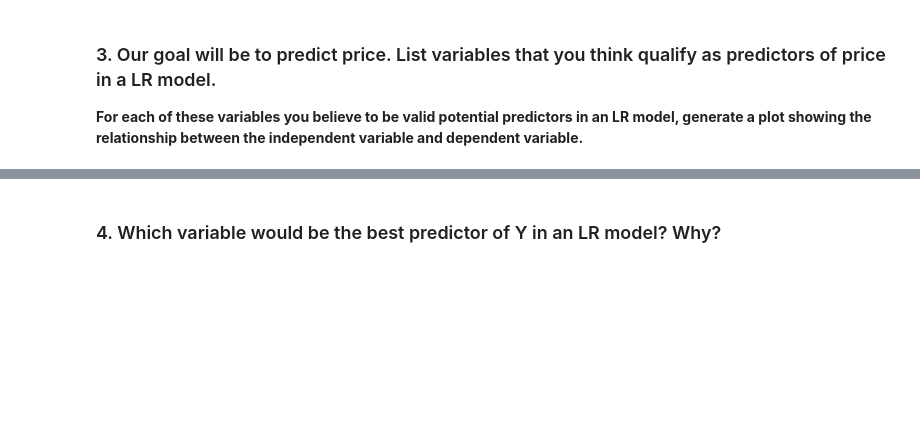
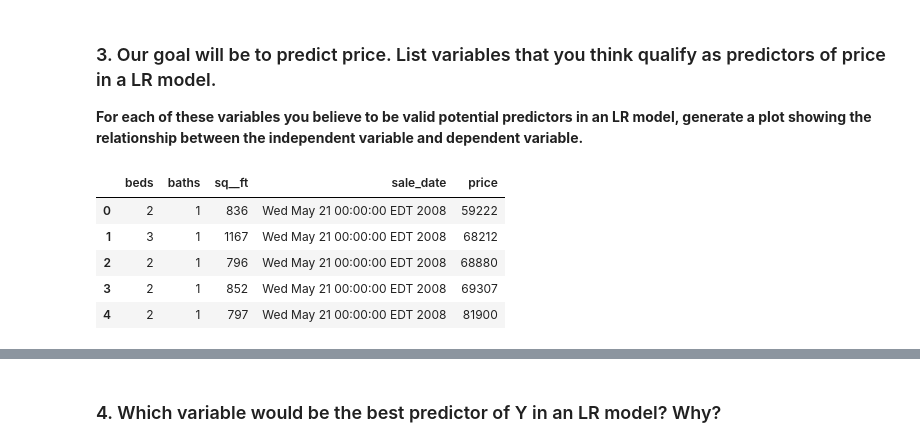
Before and after one commit to alphalex/DAT-06-24, a Jupyter notebook: class material/Unit 3/Lesson 11/labs/simple-linear-regression-sacramento.ipynb, the cells around one changed output, grey strips where cells are left out. Cells and saved outputs as stored; diff of their text form; code cells hidden in the pictures; blank space fills up the shorter version.

```diff
--- a/class material/Unit 3/Lesson 11/labs/simple-linear-regression-sacramento.ipynb
+++ b/class material/Unit 3/Lesson 11/labs/simple-linear-regression-sacramento.ipynb
@@ -36,0 +90,9 @@ import scipy.stats
+# %%
+df.head()
+# %% [output]
+|  | beds | baths | sq__ft | sale_date | price |
+| 0 | 2 | 1 | 836 | Wed May 21 00:00:00 EDT 2008 | 59222 |
+| 1 | 3 | 1 | 1167 | Wed May 21 00:00:00 EDT 2008 | 68212 |
+| 2 | 2 | 1 | 796 | Wed May 21 00:00:00 EDT 2008 | 68880 |
+| 3 | 2 | 1 | 852 | Wed May 21 00:00:00 EDT 2008 | 69307 |
+| 4 | 2 | 1 | 797 | Wed May 21 00:00:00 EDT 2008 | 81900 |
```
Also changed, not shown: parts of 17 cells of this notebook, 1 other file.
